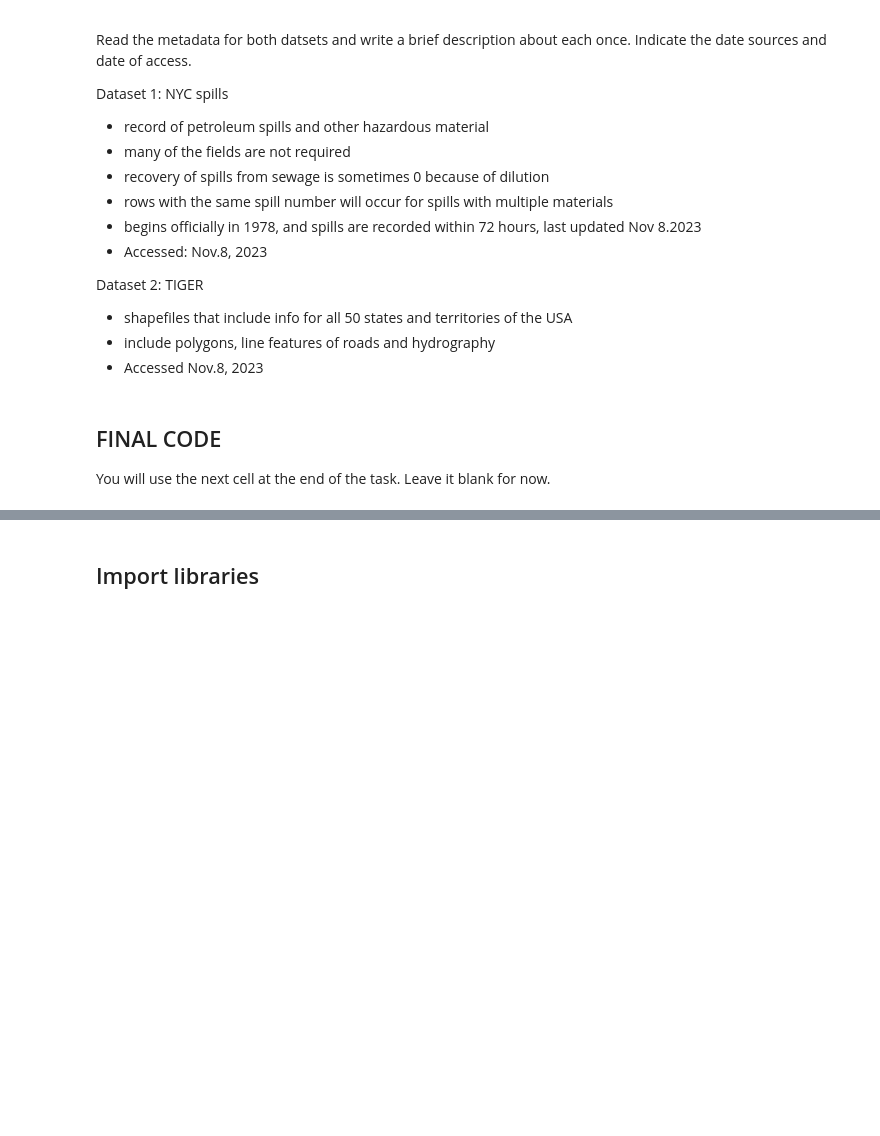
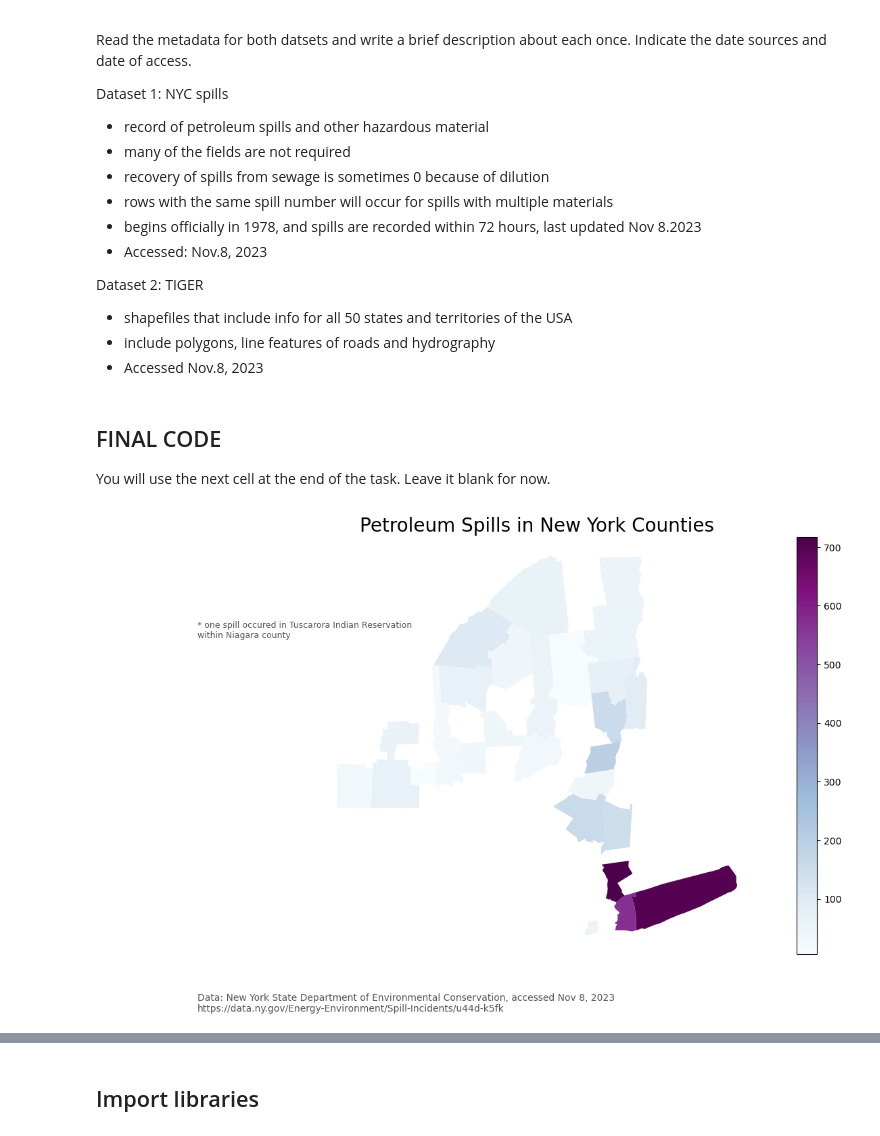
Before and after one commit to lunacatalan/eds220-hwk-3, a Jupyter notebook: hwk3-task1-spills.ipynb, the cells around one changed output, grey strips where cells are left out. Drawn from its saved outputs; the diff is of its cells as text; code cells hidden in the pictures; blank space fills up the shorter version.

```diff
--- a/hwk3-task1-spills.ipynb
+++ b/hwk3-task1-spills.ipynb
@@ -58,3 +56,93 @@ You will use the next cell at the end of the task. Leave it blank for now.
+# %%
+### ===== FINAL CODE =====
+
+# import libraries here
+
+import pandas as pd
+import geopandas as gpd
+import numpy as np
+import matplotlib.pyplot as plt
+
+# read in the spills csv
+spills = pd.read_csv("data/Spill_Incidents_20231106.csv") # using this csv because the one I downloaded was missing data
+
+# read in the counties shp files
+counties = gpd.read_file('data/tl_2022_us_county/tl_2022_us_county.shp')
+
+# make column names lower case, and add "_" where there is " "
+spills.columns = spills.columns.str.lower().str.replace(' ','_')
+
+# make date column into datetime
+spills.spill_date = pd.to_datetime(spills.spill_date)
+
+# spills between Jan1, 2023 and Oct 31, 2023, and only petroleum spills
+petr_23 = spills[(spills.material_family == "Petroleum") &
+                 (spills["spill_date"].isin(pd.date_range('2023-01-01',
+                                                          '2023-10-31')))]
+
+# select columns of interest; get counts of spills for each county
+# reset index back to 0 and rename column spill_number to n_spills
+spills_per_county = petr_23[['county',
+                             'spill_number']].groupby('county').nunique().reset_index().rename(columns = {'spill_number' :
+                                                                                                        'n_spills'})
+
+# Simplify column names as needed
+counties.columns = counties.columns.str.lower()
+
+# select the statefp code for NY which is 36
+ny_counties = counties[counties.statefp == '36']
+
+# select the first item in that tuple using [0]
+st_lawrence_index = spills_per_county[spills_per_county.county=='St Lawrence'].index[0]
+
+# update St Lawrence name in `spills_per_county` dataframe
+spills_per_county.at[st_lawrence_index, 'county'] = 'St. Lawrence'
+
+
+# to merge...the column names for counties are different, change to make them the same
+ny_counties = ny_counties.rename(columns = {'name' :'county'})
+
+# overwrite ny_counties, inner join these two datasets
+ny_counties = pd.merge(ny_counties,
+                    spills_per_county,
+                    how = 'inner',
+                    on = 'county').set_index('county')
+
+# udpate single row by adding 1 spill to Niagara for the Tuscarora Indian Reservation
+ny_counties.at['Niagara', 'n_spills'] += 1
+
+# reset the index
+ny_counties = ny_counties.reset_index()
+
+# map petroleum spills
+
+fig, ax = plt.subplots(figsize=(15, 8))
+ax.axis('off')
+
+#county.plot(ax=ax)
+ny_counties.plot(ax=ax,
+                 column = 'n_spills',
+                 legend = True,
+                 cmap = "BuPu")
+
+ax.set_title('Petroleum Spills in New York Counties',  fontsize=20)
+
+# annotate the data source
+ax.annotate("Data: New York State Department of Environmental Conservation, accessed Nov 8, 2023 \nhttps://data.ny.gov/Energy-Environment/Spill-Incidents/u44d-k5fk",
+            xy=(0.1, 0.01), # position
+            xycoords='figure fraction',
+            fontsize=10,
+            color='#555555')
+
+ax.annotate("* one spill occured in Tuscarora Indian Reservation \nwithin Niagara county",
+            xy=(0.1, .7), # position
+            xycoords='figure fraction',
+            fontsize= 9,
+            color='#555555')
+
+plt.show()
+# %% [output]
+[figure, added]
 # %% [markdown]
 <!-- write your description in this markdwon cell -->
 # %% [markdown]
```
Also changed, not shown: parts of 3 cells of this notebook.
